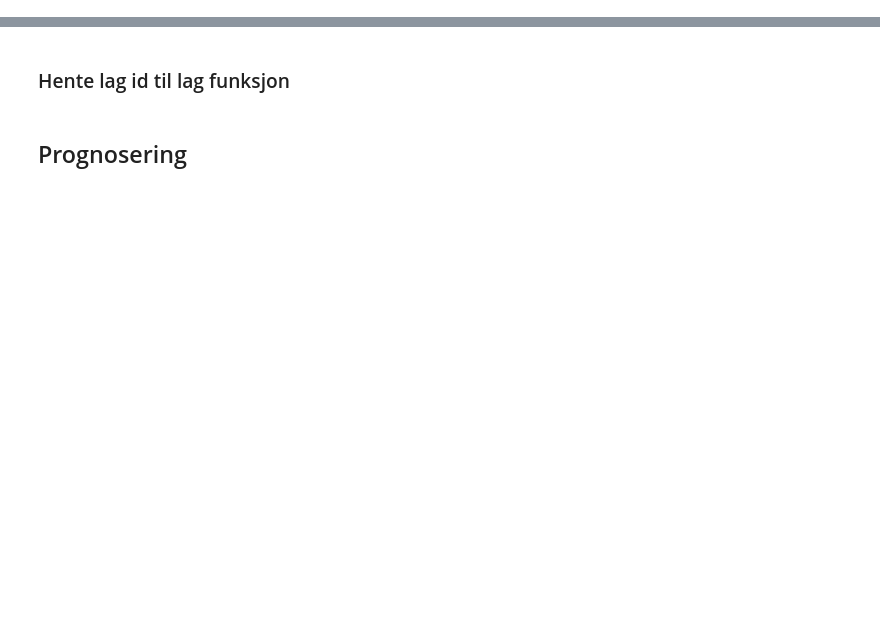
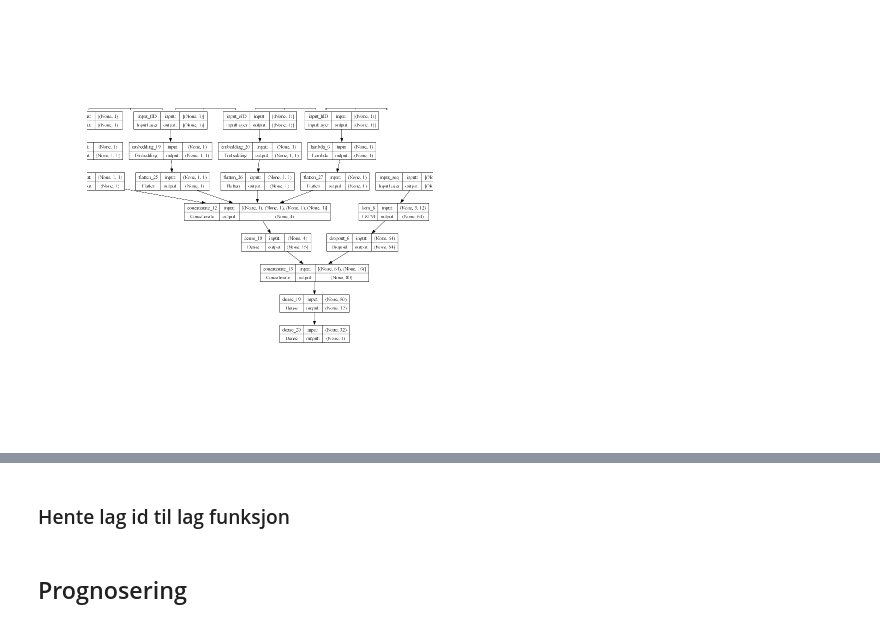
Before and after one commit to Nysgjerrigper/MSc-BusAdm-25-EBA-PAM, a Jupyter notebook: R Forecast/prognose-modell (16).ipynb, the cells around one changed output, grey strips where cells are left out. Saved outputs shown, nothing was run; the diff lists cells and outputs as text; code cells hidden in the pictures; blank space fills up the shorter version.

```diff
--- a/R Forecast/prognose-modell (16).ipynb
+++ b/R Forecast/prognose-modell (16).ipynb
@@ -1466,0 +672,82 @@ ________________________________________________________________________________
+# %%
+## GK 1.6: Building the Keras Neural Network Model ----
+
+# Define maximum values for categorical features
+num_players   <- max(gk$player_id)
+num_teams     <- max(gk$tID)
+num_opponents <- max(gk$oID)
+
+embedding_dimension <- num_embedding_dimension  # Embedding dimension
+
+# Create input layers for current categorical values
+input_player_id <- layer_input(shape = c(1), dtype = "int32", name = "input_player_id")
+input_tID <- layer_input(shape = c(1), dtype = "int32", name = "input_tID")
+input_oID <- layer_input(shape = c(1), dtype = "int32", name = "input_oID")
+input_hID <- layer_input(shape = c(1), dtype = "int32", name = "input_hID")
+
+embedding_player_id <- input_player_id %>%
+  layer_embedding(input_dim = num_players + 1, output_dim = embedding_dimension, mask_zero = TRUE) %>%
+  layer_flatten()
+embedding_tID <- input_tID %>%
+  layer_embedding(input_dim = num_teams + 1, output_dim = embedding_dimension, mask_zero = TRUE) %>%
+  layer_flatten()
+embedding_oID <- input_oID %>%
+  layer_embedding(input_dim = num_opponents + 1, output_dim = embedding_dimension, mask_zero = TRUE) %>%
+  layer_flatten()
+# For hID, convert to float32 to match types
+input_hID_flat <- input_hID %>%
+  layer_lambda(function(x) tf$cast(x, tf$float32)) %>%
+  layer_flatten()
+
+# Merge categorical branch
+cat_merged <- layer_concatenate(list(embedding_player_id, embedding_tID, embedding_oID, input_hID_flat)) %>%
+  layer_dense(units = 16, activation = "relu")
+
+# Numerical branch: input for rolling window data
+input_seq <- layer_input(shape = c(ws, length(numF)), name = "input_seq")
+lstm_branch <- input_seq %>%
+  layer_lstm(units = 64, return_sequences = FALSE) %>%
+  layer_dropout(rate = 0.2)
+
+# Merge both branches and build the output
+merged <- layer_concatenate(list(lstm_branch, cat_merged))
+dense_layer <- merged %>% layer_dense(units = 32, activation = "relu")
+output <- dense_layer %>% layer_dense(units = 1, activation = "linear")
+
+# Build and compile the model
+model <- keras_model(
+  inputs = list(input_seq, input_player_id, input_tID, input_oID, input_hID),
+  outputs = output,
+    name = "Goalkeeper_LSTM_Model"
+)
+model %>% compile(
+  optimizer = optimizer_adam(),
+  loss = "mse",
+  metrics = metrics_regression,
+  run_eagerly = FALSE
+)
+
+summary(model)
+plot(model)
+
+# Access the Python keras module directly
+keras_python <- import("keras")
+
+# Generate the plot with your desired parameters
+keras_python$utils$plot_model(
+  model,
+  to_file = "keras-model-gk.png",
+  show_shapes = TRUE,  # Set to TRUE to see tensor shapes
+  show_dtype = FALSE,
+  show_layer_names = TRUE,
+  rankdir = "TB",      # "TB" (top to bottom) or "LR" (left to right)
+  expand_nested = FALSE,
+  dpi = 200,
+  show_layer_activations = FALSE
+)
+
+# Display the image in R
+library(png) # or library(png) depending on your output format
+img <- readPNG("keras-model-gk.png") # or readJPEG for jpeg format
+grid::grid.raster(img)
+# %% [output]
@@ -1466,0 +771 @@ ________________________________________________________________________________
+[figure, added]
```
Also changed, not shown: parts of 282 cells of this notebook, 28 other files.
